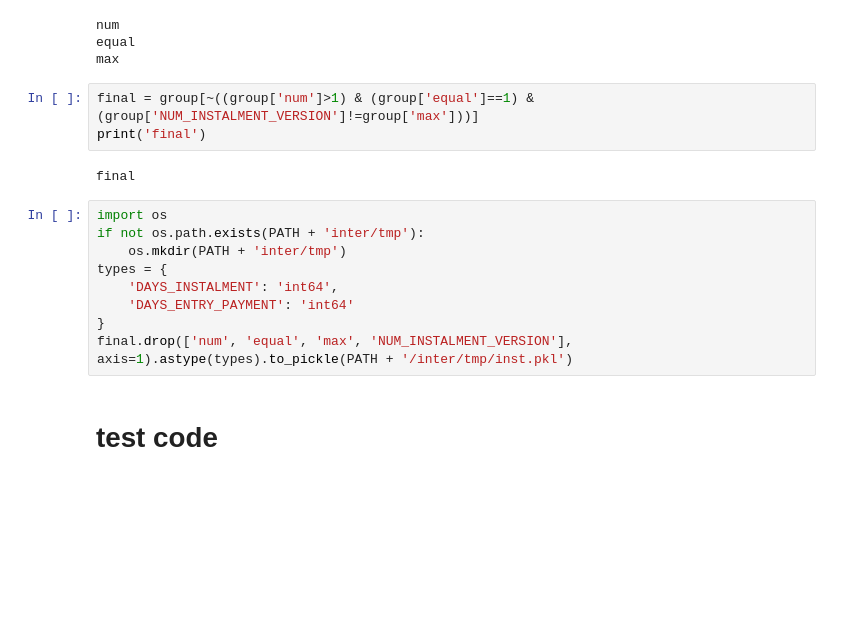
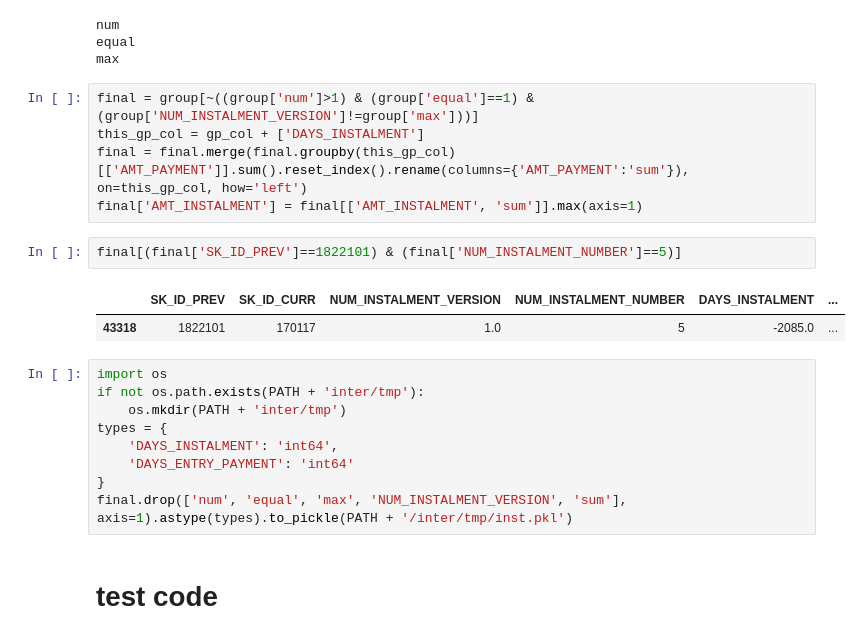
Before and after one commit to wluo-personal/AlphaBoosting, a Jupyter notebook: home_credit/haoyan/feature_trial/installments.ipynb, the cells around one changed output. Cells and saved outputs as stored; diff of their text form; blank space fills up the shorter version.

```diff
--- a/home_credit/haoyan/feature_trial/installments.ipynb
+++ b/home_credit/haoyan/feature_trial/installments.ipynb
@@ -51,9 +78,14 @@ equal
 max
 # %%
 final = group[~((group['num']>1) & (group['equal']==1) & (group['NUM_INSTALMENT_VERSION']!=group['max']))]
-print('final')
+this_gp_col = gp_col + ['DAYS_INSTALMENT']
+final = final.merge(final.groupby(this_gp_col)[['AMT_PAYMENT']].sum().reset_index().rename(columns={'AMT_PAYMENT':'sum'}), on=this_gp_col, how='left')
+final['AMT_INSTALMENT'] = final[['AMT_INSTALMENT', 'sum']].max(axis=1)
-# %% [output]
-final
+# %%
+final[(final['SK_ID_PREV']==1822101) & (final['NUM_INSTALMENT_NUMBER']==5)]
+# %% [output]
+|  | SK_ID_PREV | SK_ID_CURR | NUM_INSTALMENT_VERSION | NUM_INSTALMENT_NUMBER | DAYS_INSTALMENT | ... |
+| 43318 | 1822101 | 170117 | 1.0 | 5 | -2085.0 | ... |
 # %%
 import os
 if not os.path.exists(PATH + 'inter/tmp'):
@@ -62,7 +94,7 @@ types = {
     'DAYS_INSTALMENT': 'int64',
     'DAYS_ENTRY_PAYMENT': 'int64'
 }
-final.drop(['num', 'equal', 'max', 'NUM_INSTALMENT_VERSION'], axis=1).astype(types).to_pickle(PATH + '/inter/tmp/inst.pkl')
+final.drop(['num', 'equal', 'max', 'NUM_INSTALMENT_VERSION', 'sum'], axis=1).astype(types).to_pickle(PATH + '/inter/tmp/inst.pkl')
 # %% [markdown]
  # test code
 # %%
```
Also changed, not shown: parts of 6 cells of this notebook, 5 other files.
